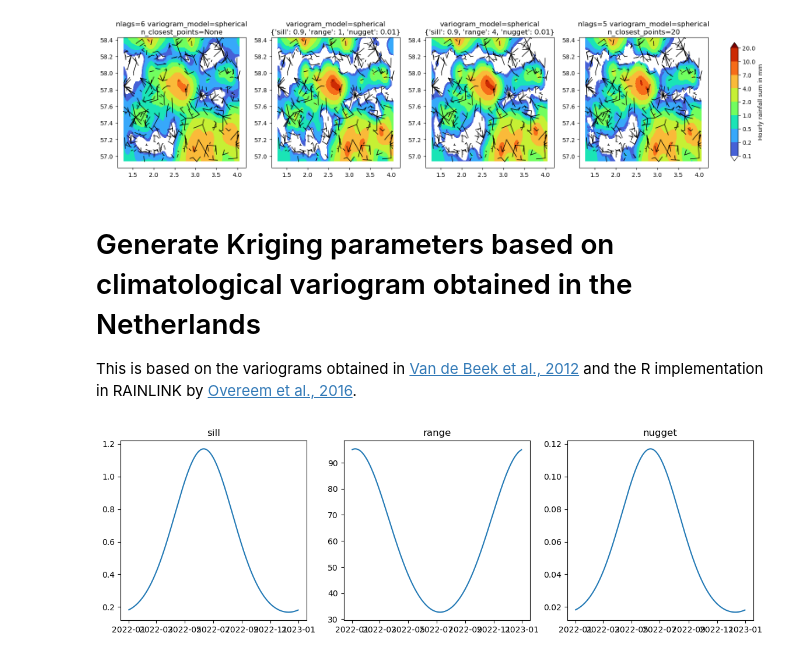
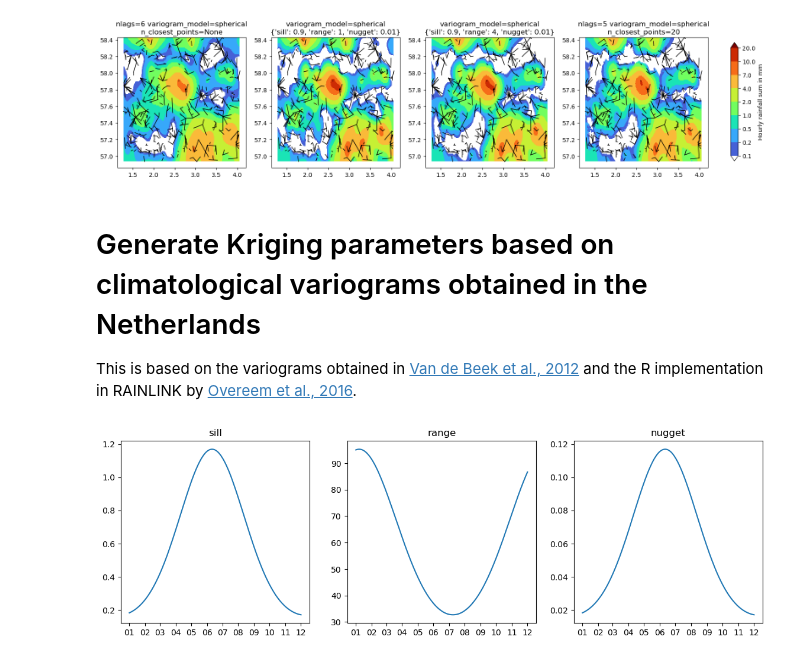
Before and after one commit to pycomlink/pycomlink, a Jupyter notebook: notebooks/Compare interpolation methods.ipynb, the cells around one changed output. Drawn from its saved outputs; the diff is of its cells as text; code cells hidden in the pictures.

```diff
--- a/notebooks/Compare interpolation methods.ipynb
+++ b/notebooks/Compare interpolation methods.ipynb
@@ -256,19 +256,20 @@ cb = fig.colorbar(pc, cax=cbar_ax, label='Hourly rainfall sum in mm', );
 [figure]
 [figure]
 # %% [markdown]
-# Generate Kriging parameters based on climatological variogram obtained in the Netherlands
+# Generate Kriging parameters based on climatological variograms obtained in the Netherlands
 
 This is based on the variograms obtained in [Van de Beek et al., 2012](https:doi.org/10.1016/j.advwatres.2012.03.023) and the R implementation in RAINLINK by [Overeem et al., 2016](https://doi.org/10.5194/amt-9-2425-2016).
 # %%
 variogram_param_dict_list = []
-date_range = pd.date_range('2022-01-01', '2022-12-31', freq='D')
+date_range = pd.date_range('2022-01-01', '2022-12-01', freq='D')
 for date in date_range:
     variogram_param_dict_list.append(pycml.spatial.interpolator.clim_var_param(date_str=date, time_scale_hours=1))
 # %%
-import matplotlib.pyplot as plt
 fig, axs = plt.subplots(1, 3, figsize=(14, 4))
 for i, var_name in enumerate(['sill', 'range', 'nugget']):
     axs[i].plot(date_range, [variogram_param_dict[var_name] for variogram_param_dict in variogram_param_dict_list])
     axs[i].set_title(var_name)
+    axs[i].xaxis.set_major_locator(mpl.dates.MonthLocator(bymonth=range(1,13,1)))
+    axs[i].xaxis.set_major_formatter(mpl.dates.DateFormatter('%m'))
 # %% [output]
-[figure, old version]
+[figure, new version]
```
